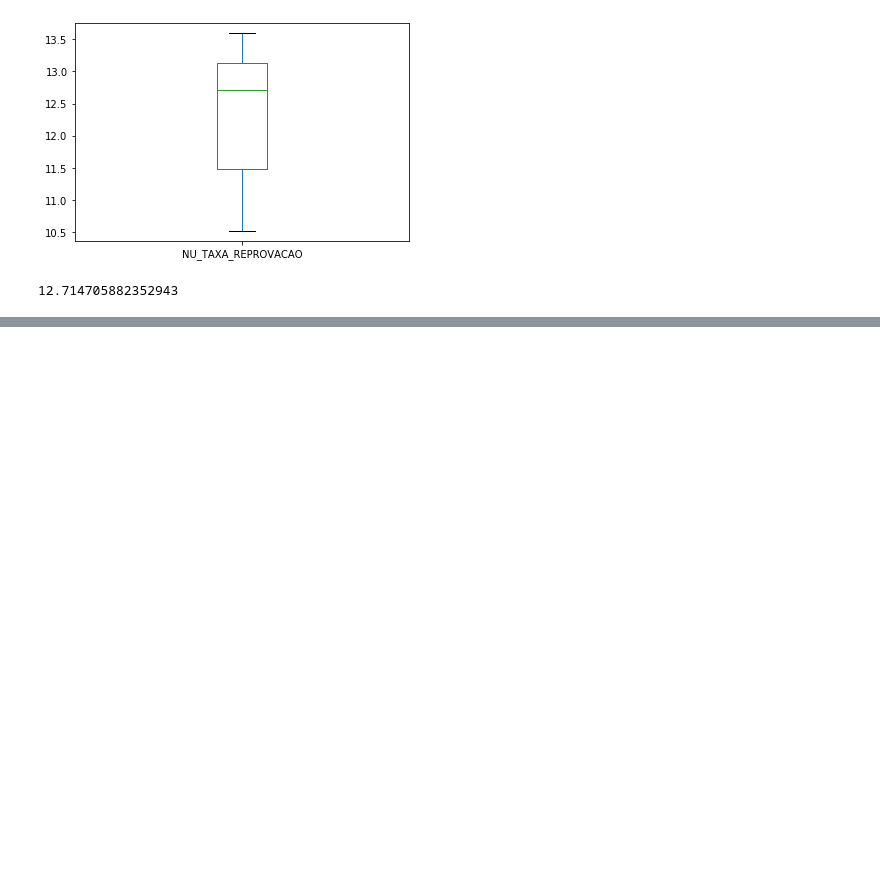
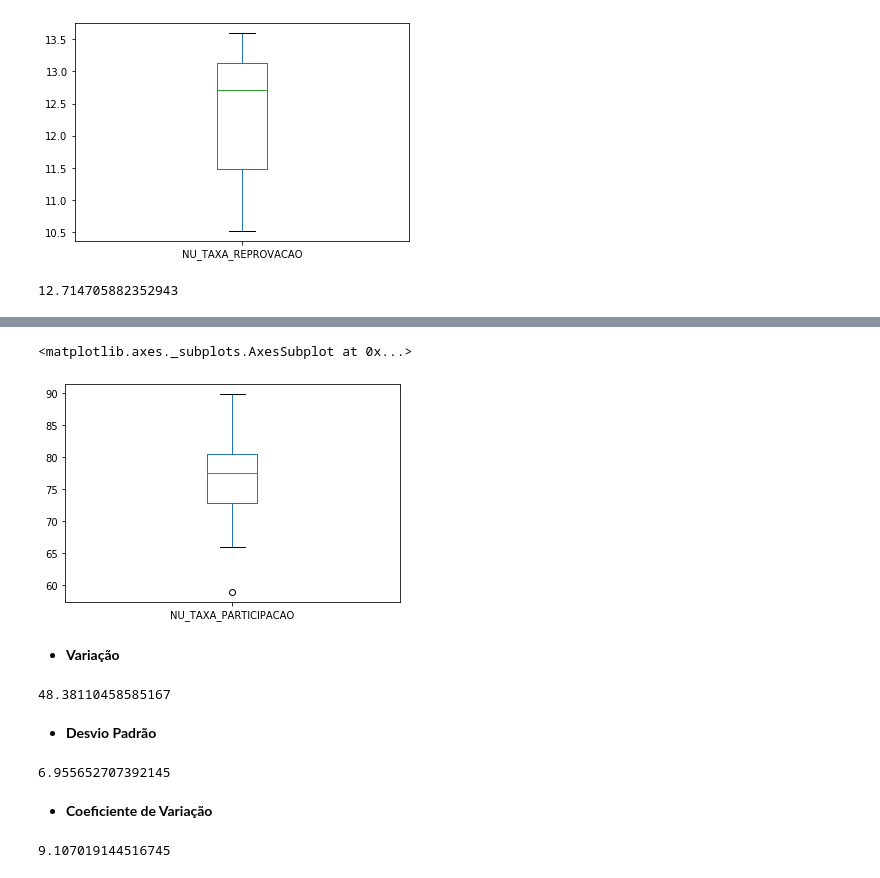
Before and after one commit to jhonatan2104/Project_Statistic_Enem, a Jupyter notebook: src/Análise estatística - Parte 1.ipynb, the cells around one changed output, grey strips where cells are left out. Cells and saved outputs as stored; diff of their text form; code cells hidden in the pictures; blank space fills up the shorter version.

```diff
--- a/src/Análise estatística - Parte 1.ipynb
+++ b/src/Análise estatística - Parte 1.ipynb
@@ -119,0 +188,23 @@ ser_media_repro_ano.median()
+# %%
+ser_media_part_uf.plot.box()
+# %% [output]
+<matplotlib.axes._subplots.AxesSubplot at 0x...>
+[figure, added]
+# %% [markdown]
+- **Variação**
+# %%
+ser_media_part_uf.var()
+# %% [output]
+48.38110458585167
+# %% [markdown]
+- **Desvio Padrão**
+# %%
+ser_media_part_uf.std()
+# %% [output]
+6.955652707392145
+# %% [markdown]
+- **Coeficiente de Variação**
+# %%
+(ser_media_part_uf.std()/ser_media_part_uf.mean())*100
+# %% [output]
+9.107019144516745
```
Also changed, not shown: parts of 29 cells of this notebook.
